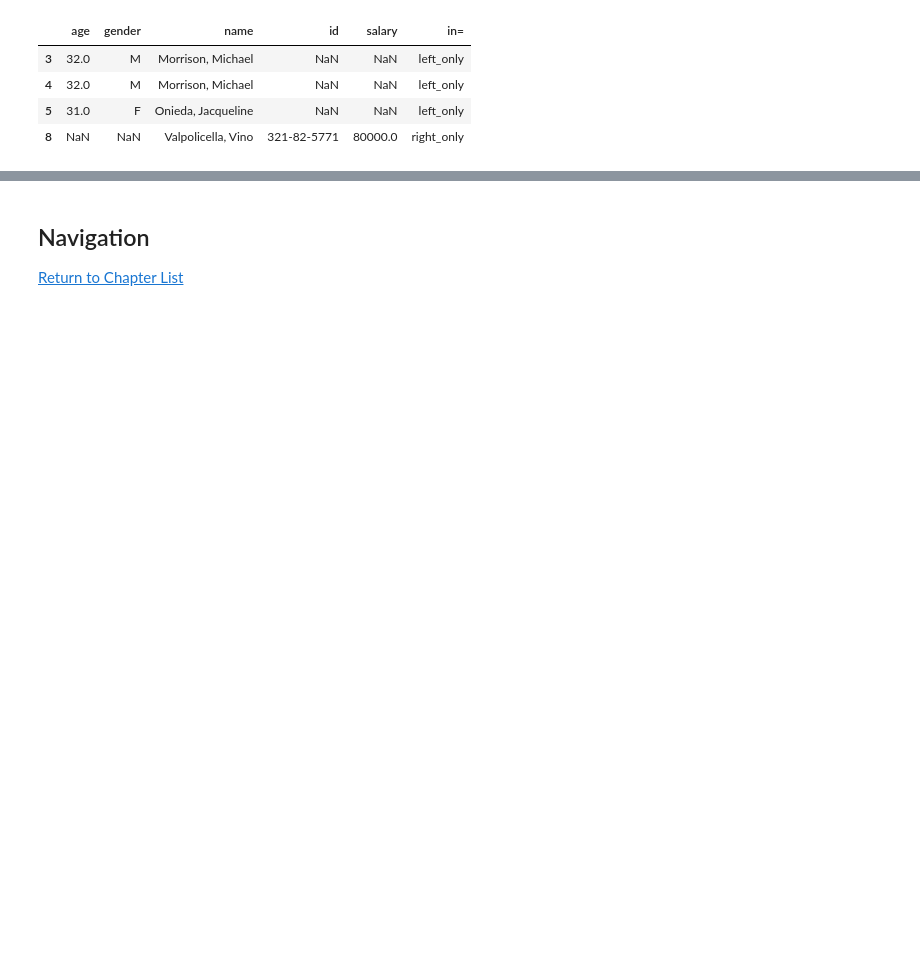
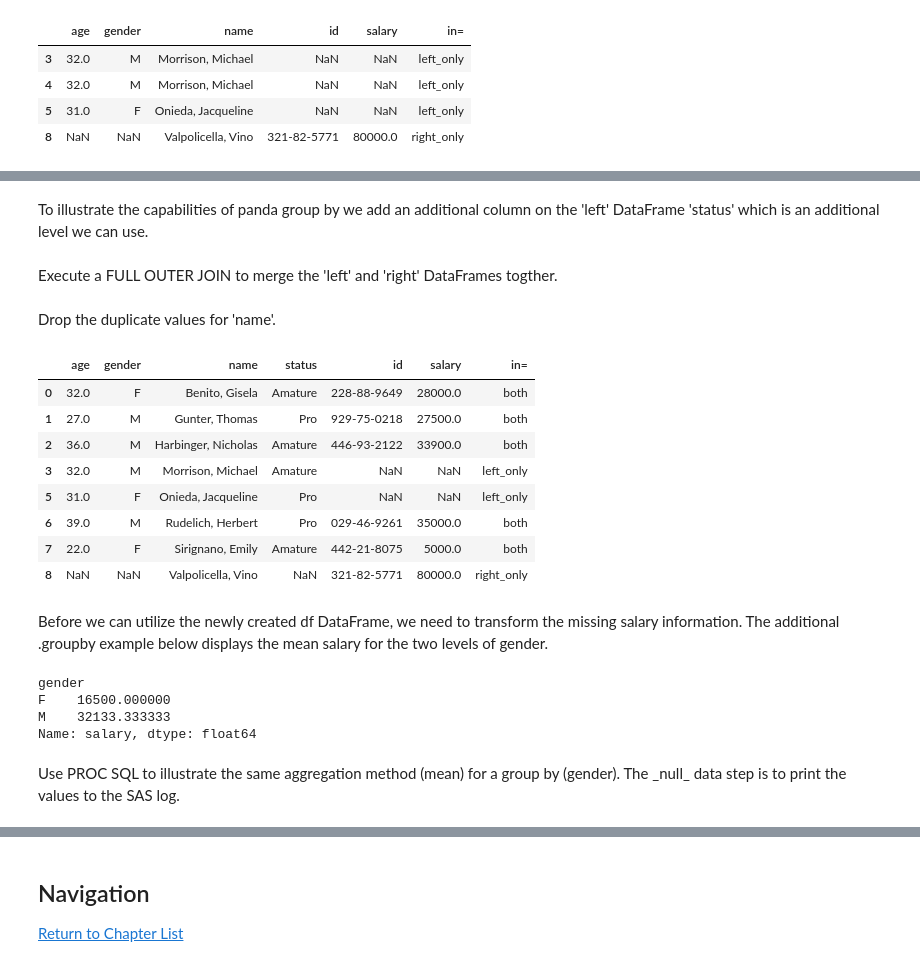
Before and after one commit to RandyBetancourt/PythonForSASUsers, a Jupyter notebook: Chapter 07 -- Pandas, Part 2.ipynb, the cells around one changed output, grey strips where cells are left out. Cells and saved outputs as stored; diff of their text form; code cells hidden in the pictures; blank space fills up the shorter version.

```diff
--- a/Chapter 07 -- Pandas, Part 2.ipynb
+++ b/Chapter 07 -- Pandas, Part 2.ipynb
@@ -373,0 +392,12 @@ nomatch[nomatch["in="] != 'both']
+# %%
+left = pd.DataFrame({'name': ['Gunter, Thomas', 'Harbinger, Nicholas', 'Benito, Gisela', 'Rudelich, Herbert', \
+                              'Sirignano, Emily', 'Morrison, Michael', 'Morrison, Michael', 'Onieda, Jacqueline'],
+                     'age':          [27, 36, 32, 39, 22, 32, 32, 31],
+                     'gender':       ['M', 'M', 'F', 'M', 'F', 'M', 'M', 'F'],
+                     'status':       ['Pro', 'Amature', 'Amature', 'Pro', 'Amature', 'Amature', 'Pro', 'Pro']})
+
+right = pd.DataFrame({'name': ['Gunter, Thomas', 'Harbinger, Nicholas', \
+                               'Benito, Gisela','Rudelich, Herbert', 'Sirignano, Emily', 'Valpolicella, Vino'],
+                      'id':           ['929-75-0218', '446-93-2122', \
+                                       '228-88-9649', '029-46-9261', '442-21-8075', '321-82-5771'],
+                      'salary':      [27500, 33900, 28000, 35000, 5000, 80000]})
@@ -373,0 +406,34 @@ nomatch[nomatch["in="] != 'both']
+# %% [markdown]
+To illustrate the capabilities of panda group by we add an additional column on the 'left' DataFrame 'status' which is an additional level we can use.
+# %% [markdown]
+Execute a FULL OUTER JOIN to merge the 'left' and 'right' DataFrames togther.
+# %%
+df = pd.merge(left, right, on='name', how='outer', sort=True, indicator='in=')
+# %% [markdown]
+Drop the duplicate values for 'name'.
+# %%
+df = df.drop_duplicates('name')
+# %%
+df
+# %% [output]
+|  | age | gender | name | status | id | salary | in= |
+| 0 | 32.0 | F | Benito, Gisela | Amature | 228-88-9649 | 28000.0 | both |
+| 1 | 27.0 | M | Gunter, Thomas | Pro | 929-75-0218 | 27500.0 | both |
+| 2 | 36.0 | M | Harbinger, Nicholas | Amature | 446-93-2122 | 33900.0 | both |
+| 3 | 32.0 | M | Morrison, Michael | Amature | NaN | NaN | left_only |
+| 5 | 31.0 | F | Onieda, Jacqueline | Pro | NaN | NaN | left_only |
+| 6 | 39.0 | M | Rudelich, Herbert | Pro | 029-46-9261 | 35000.0 | both |
+| 7 | 22.0 | F | Sirignano, Emily | Amature | 442-21-8075 | 5000.0 | both |
+| 8 | NaN | NaN | Valpolicella, Vino | NaN | 321-82-5771 | 80000.0 | right_only |
+# %% [markdown]
+Before we can utilize the newly created df DataFrame, we need to transform the missing salary information.  The additional .groupby example below displays the mean salary for the two levels of gender.
+# %%
+gb1 = df.groupby('gender')['salary'].mean()
+gb1
+# %% [output]
+gender
+F    16500.000000
+M    32133.333333
+Name: salary, dtype: float64
+# %% [markdown]
+Use PROC SQL to illustrate the same aggregation method (mean) for a group by (gender).  The \_null\_ data step is to print the values to the SAS log.
```
Also changed, not shown: parts of 23 cells of this notebook, 8 other files.
